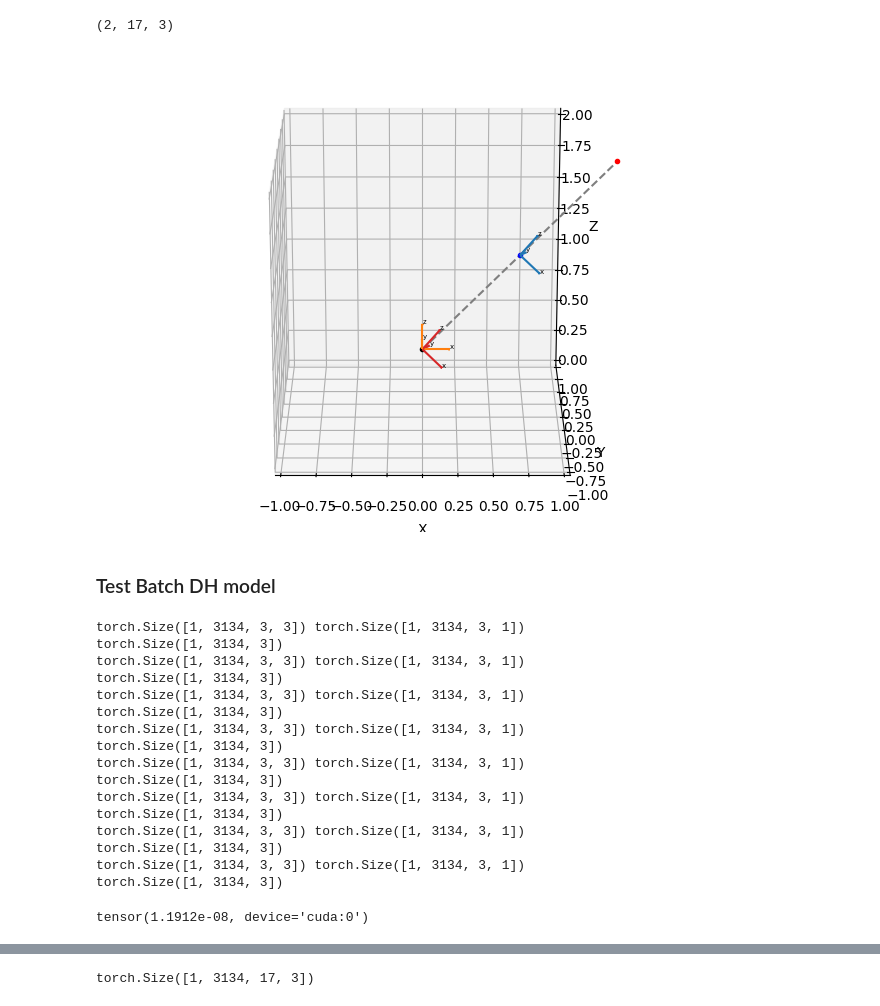
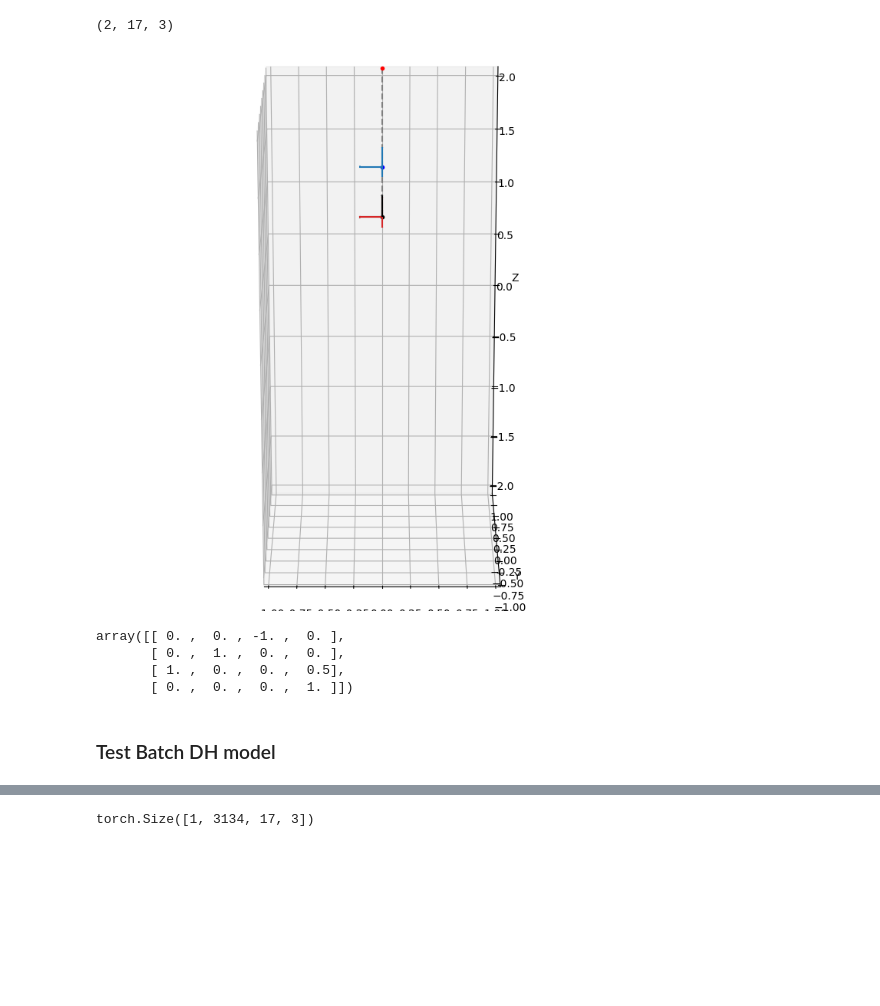
Before and after one commit to hoo223/MotionBERT, a Jupyter notebook: custom_codes/DHDST/build_dh_model.ipynb, the cells around one changed output, grey strips where cells are left out. Saved outputs shown, nothing was run; the diff lists cells and outputs as text; code cells hidden in the pictures; blank space fills up the shorter version.

```diff
--- a/custom_codes/DHDST/build_dh_model.ipynb
+++ b/custom_codes/DHDST/build_dh_model.ipynb
@@ -403,56 +439,50 @@ pose3d_s1_walking[:2].shape
 # %%
 batch_size = 1
 num_frames = 243
 data_type = torch.float32
 device = 'cuda'
 
-batch_link1_length     = torch.ones(batch_size, num_frames)
+batch_link1_length     = torch.ones(batch_size, num_frames) * 0.5
 batch_link2_length     = torch.ones(batch_size, num_frames)
-batch_link1_yaw_init   = torch.ones(batch_size, num_frames) * 20
-batch_link1_pitch_init = torch.ones(batch_size, num_frames) * 40
+batch_link1_yaw_init   = torch.ones(batch_size, num_frames) * 45
+batch_link1_pitch_init = torch.ones(batch_size, num_frames) * 0
 batch_link2_yaw_init   = torch.ones(batch_size, num_frames) * 0
 batch_link2_pitch_init = torch.ones(batch_size, num_frames) * 0
+
+
+
+origin = np.array([0, 0, 1])
+forward = np.array([0, 0, -1]) # x-axis
+up = np.array([1, 0, 0]) # z-axis
+left = np.cross(up, forward) # y-axis
+root_R = frame_vec_to_matrix(forward, left, up)
+
 root_tf = np.eye(4)
-root_tf[:3, 3] = np.array([0, 0, 0.5])
+root_tf[:3, 3] = origin
+root_tf[:3, :3] = root_R
+
 batch_root_tf = torch.tensor(root_tf, dtype=torch.float32).unsqueeze(0).unsqueeze(0).repeat(batch_size, num_frames, 1, 1)
 
 
 batch_appendage = BatchAppendage(batch_link1_length, batch_link2_length, batch_link1_yaw_init, batch_link1_pitch_init, batch_link2_yaw_init, batch_link2_pitch_init,
                                  degree=True, batch_root_tf=batch_root_tf, device='cuda')
 
 %matplotlib widget
 fig = plt.figure(84)
 fig.clear()
-ax = axes_3d(fig, rect=[0, 0, 1, 1], xlim=(-1, 1), ylim=(-1, 1), zlim=(0, 2), view=(20, -90))
+ax = axes_3d(fig, rect=[0, 0, 1, 1], xlim=(-1, 1), ylim=(-1, 1), zlim=(-2, 2), view=(20, -90))
 batch_num = 0
 frame_num = -1
 batch_appendage.draw(ax, batch_num, frame_num, draw_frame=True, scale=0.2, fontsize=5)
 plt.show()
 # %% [output]
-[figure, old version]
+[figure, new version]
+# %%
+root_tf
+# %% [output]
+array([[ 0. ,  0. , -1. ,  0. ],
+       [ 0. ,  1. ,  0. ,  0. ],
+       [ 1. ,  0. ,  0. ,  0.5],
+       [ 0. ,  0. ,  0. ,  1. ]])
 # %% [markdown]
 ### Test Batch DH model
-# %%
-i = 0
-num_frames = len(pose3d_s1_walking)
-batch_pose_3d = pose3d_s1_walking[num_frames*i:num_frames*(i+1)].reshape(1, num_frames, 17, 3)
-batch_dh_model = BatchDHModel(batch_pose_3d, batch_size=1, num_frames=num_frames)
-batch_dh_model.batch_mpjpe(batch_pose_3d)
-# %% [output]
-torch.Size([1, 3134, 3, 3]) torch.Size([1, 3134, 3, 1])
-torch.Size([1, 3134, 3])
-torch.Size([1, 3134, 3, 3]) torch.Size([1, 3134, 3, 1])
-torch.Size([1, 3134, 3])
-torch.Size([1, 3134, 3, 3]) torch.Size([1, 3134, 3, 1])
-torch.Size([1, 3134, 3])
-torch.Size([1, 3134, 3, 3]) torch.Size([1, 3134, 3, 1])
-torch.Size([1, 3134, 3])
-torch.Size([1, 3134, 3, 3]) torch.Size([1, 3134, 3, 1])
-torch.Size([1, 3134, 3])
-torch.Size([1, 3134, 3, 3]) torch.Size([1, 3134, 3, 1])
-torch.Size([1, 3134, 3])
-torch.Size([1, 3134, 3, 3]) torch.Size([1, 3134, 3, 1])
-torch.Size([1, 3134, 3])
-torch.Size([1, 3134, 3, 3]) torch.Size([1, 3134, 3, 1])
-torch.Size([1, 3134, 3])
-tensor(1.1912e-08, device='cuda:0')
```
Also changed, not shown: parts of 20 cells of this notebook, 10 other files.
